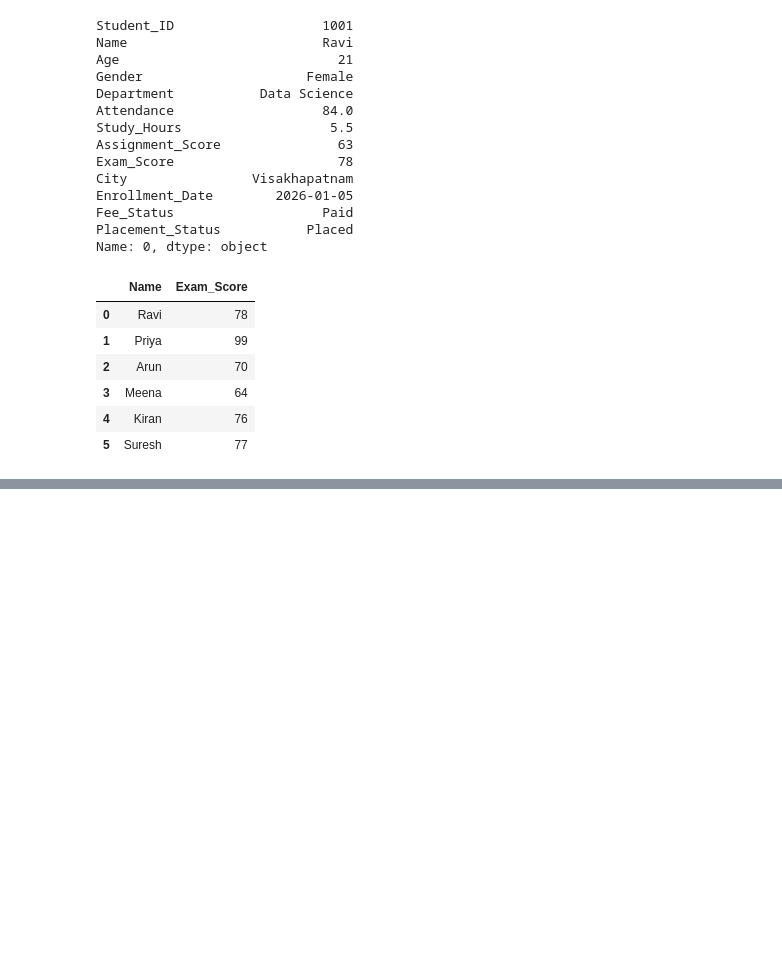
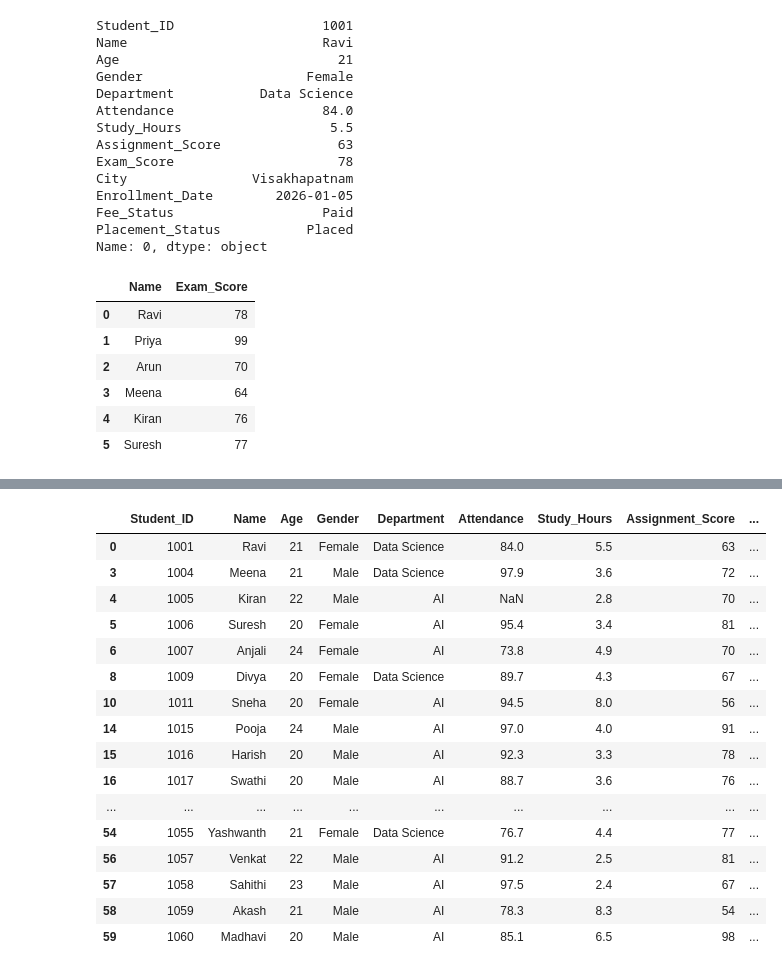
Before and after one commit to AnneMukeshBalaji/calibo, a Jupyter notebook: pandas/pandas_demo.ipynb, the cells around one changed output, grey strips where cells are left out. Cells and saved outputs as stored; diff of their text form; code cells hidden in the pictures; blank space fills up the shorter version.

```diff
--- a/pandas/pandas_demo.ipynb
+++ b/pandas/pandas_demo.ipynb
@@ -384,0 +487,21 @@ display(df.loc[0 : 5,["Name","Exam_Score"]])
+# %%
+# print studens in AI or data Science
+display(df[df['Department'].isin(['Data Science','AI'])])
+# %% [output]
+|  | Student_ID | Name | Age | Gender | Department | Attendance | Study_Hours | Assignment_Score | ... |
+| 0 | 1001 | Ravi | 21 | Female | Data Science | 84.0 | 5.5 | 63 | ... |
+| 3 | 1004 | Meena | 21 | Male | Data Science | 97.9 | 3.6 | 72 | ... |
+| 4 | 1005 | Kiran | 22 | Male | AI | NaN | 2.8 | 70 | ... |
+| 5 | 1006 | Suresh | 20 | Female | AI | 95.4 | 3.4 | 81 | ... |
+| 6 | 1007 | Anjali | 24 | Female | AI | 73.8 | 4.9 | 70 | ... |
+| 8 | 1009 | Divya | 20 | Female | Data Science | 89.7 | 4.3 | 67 | ... |
+| 10 | 1011 | Sneha | 20 | Female | AI | 94.5 | 8.0 | 56 | ... |
+| 14 | 1015 | Pooja | 24 | Male | AI | 97.0 | 4.0 | 91 | ... |
+| 15 | 1016 | Harish | 20 | Male | AI | 92.3 | 3.3 | 78 | ... |
+| 16 | 1017 | Swathi | 20 | Male | AI | 88.7 | 3.6 | 76 | ... |
+| ... | ... | ... | ... | ... | ... | ... | ... | ... | ... |
+| 54 | 1055 | Yashwanth | 21 | Female | Data Science | 76.7 | 4.4 | 77 | ... |
+| 56 | 1057 | Venkat | 22 | Male | AI | 91.2 | 2.5 | 81 | ... |
+| 57 | 1058 | Sahithi | 23 | Male | AI | 97.5 | 2.4 | 67 | ... |
+| 58 | 1059 | Akash | 21 | Male | AI | 78.3 | 8.3 | 54 | ... |
+| 59 | 1060 | Madhavi | 20 | Male | AI | 85.1 | 6.5 | 98 | ... |
```
Also changed, not shown: parts of 15 cells of this notebook, 2 other files.
